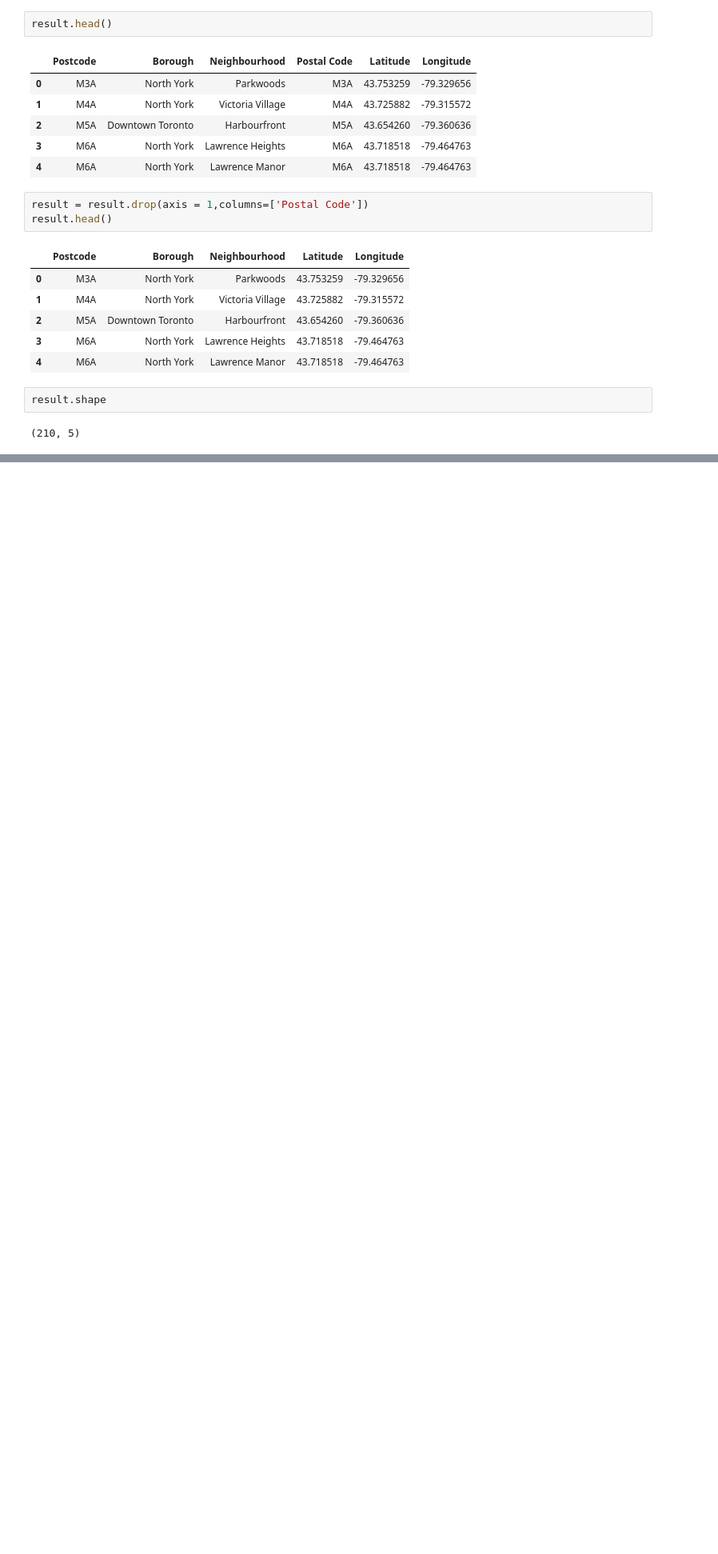
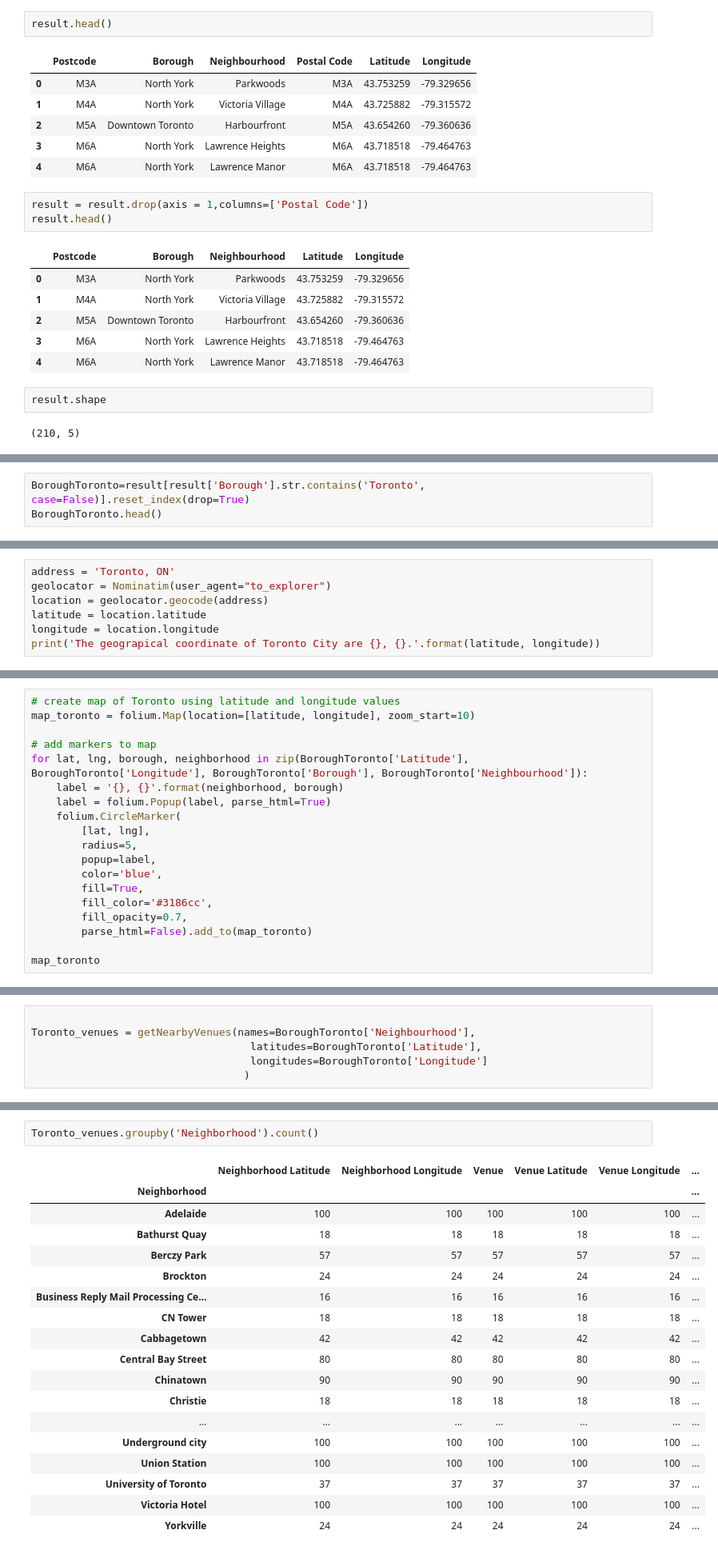
Before and after one commit to PranavNatu/Coursera_Capstone, a Jupyter notebook: Week3_Assignment_Question2.ipynb, the cells around one changed output, grey strips where cells are left out. Shown at 80% size. Cells and saved outputs as stored; diff of their text form; blank space fills up the shorter version.

```diff
--- a/Week3_Assignment_Question2.ipynb
+++ b/Week3_Assignment_Question2.ipynb
@@ -53,0 +63,3 @@ result.shape
+# %%
+BoroughToronto=result[result['Borough'].str.contains('Toronto', case=False)].reset_index(drop=True)
+BoroughToronto.head()
@@ -53,0 +94,7 @@ result.shape
+# %%
+address = 'Toronto, ON'
+geolocator = Nominatim(user_agent="to_explorer")
+location = geolocator.geocode(address)
+latitude = location.latitude
+longitude = location.longitude
+print('The geograpical coordinate of Toronto City are {}, {}.'.format(latitude, longitude))
@@ -53,0 +108,19 @@ result.shape
+# %%
+# create map of Toronto using latitude and longitude values
+map_toronto = folium.Map(location=[latitude, longitude], zoom_start=10)
+
+# add markers to map
+for lat, lng, borough, neighborhood in zip(BoroughToronto['Latitude'], BoroughToronto['Longitude'], BoroughToronto['Borough'], BoroughToronto['Neighbourhood']):
+    label = '{}, {}'.format(neighborhood, borough)
+    label = folium.Popup(label, parse_html=True)
+    folium.CircleMarker(
+        [lat, lng],
+        radius=5,
+        popup=label,
+        color='blue',
+        fill=True,
+        fill_color='#3186cc',
+        fill_opacity=0.7,
+        parse_html=False).add_to(map_toronto)
+
+map_toronto
@@ -53,0 +219,6 @@ result.shape
+# %%
+
+Toronto_venues = getNearbyVenues(names=BoroughToronto['Neighbourhood'],
+                                   latitudes=BoroughToronto['Latitude'],
+                                   longitudes=BoroughToronto['Longitude']
+                                  )
@@ -53,0 +254,21 @@ result.shape
+# %%
+Toronto_venues.groupby('Neighborhood').count()
+# %% [output]
+|  | Neighborhood Latitude | Neighborhood Longitude | Venue | Venue Latitude | Venue Longitude | ... |
+| Neighborhood |  |  |  |  |  | ... |
+| Adelaide | 100 | 100 | 100 | 100 | 100 | ... |
+| Bathurst Quay | 18 | 18 | 18 | 18 | 18 | ... |
+| Berczy Park | 57 | 57 | 57 | 57 | 57 | ... |
+| Brockton | 24 | 24 | 24 | 24 | 24 | ... |
+| Business Reply Mail Processing Ce... | 16 | 16 | 16 | 16 | 16 | ... |
+| CN Tower | 18 | 18 | 18 | 18 | 18 | ... |
+| Cabbagetown | 42 | 42 | 42 | 42 | 42 | ... |
+| Central Bay Street | 80 | 80 | 80 | 80 | 80 | ... |
+| Chinatown | 90 | 90 | 90 | 90 | 90 | ... |
+| Christie | 18 | 18 | 18 | 18 | 18 | ... |
+| ... | ... | ... | ... | ... | ... | ... |
+| Underground city | 100 | 100 | 100 | 100 | 100 | ... |
+| Union Station | 100 | 100 | 100 | 100 | 100 | ... |
+| University of Toronto | 37 | 37 | 37 | 37 | 37 | ... |
+| Victoria Hotel | 100 | 100 | 100 | 100 | 100 | ... |
+| Yorkville | 24 | 24 | 24 | 24 | 24 | ... |
```
Also changed, not shown: parts of 24 cells of this notebook.
